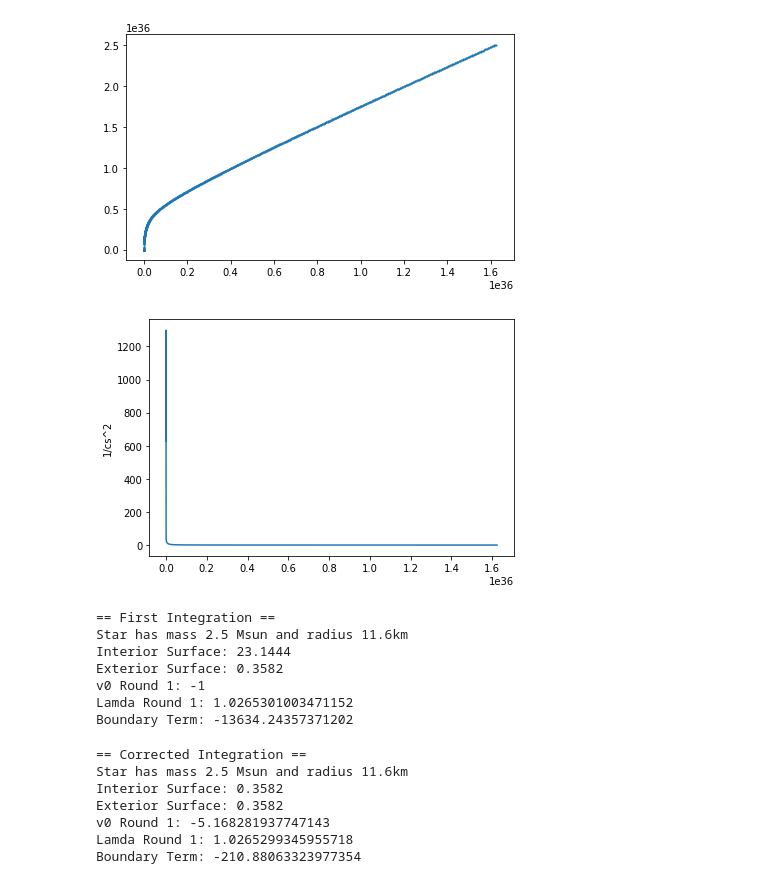
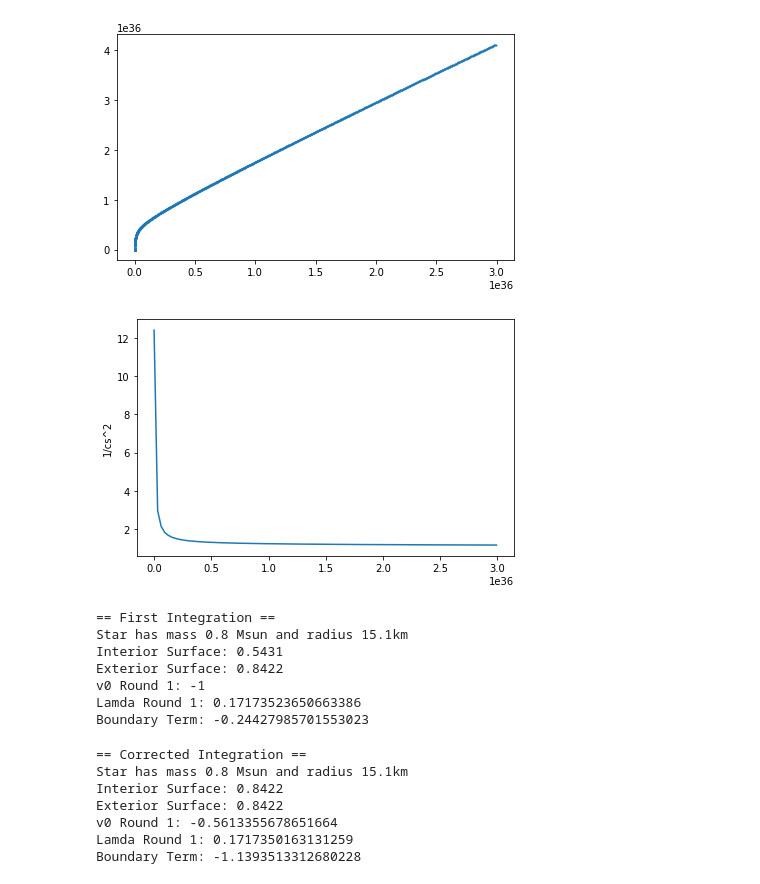
Before and after one commit to utkarsh7236/fmodes, a Jupyter notebook: cowling_approximation2.ipynb, the cells around one changed output. Drawn from its saved outputs; the diff is of its cells as text; code cells hidden in the pictures.

```diff
--- a/cowling_approximation2.ipynb
+++ b/cowling_approximation2.ipynb
@@ -151,7 +151,7 @@ def coupledTOV(r, VEC, init_params):
     ret = [dPdr, dMdr, dvdr, dWdr, dUdr]
     return ret
 # %%
-df = pd.read_csv("eos_data/nl3cr_copy.csv")
+df = pd.read_csv("eos_data/nl3cr.csv")
 e, p = df_to_ep(df)
 EOS = get_ep(e, p)
 plt.scatter(p, e, s = 1)
@@ -163,7 +163,7 @@ dedp3 = np.zeros(len(p))
 
 def dedp_arr(p, EOS):
 #     x = np.logspace(np.floor(np.log10(min(p))), np.ceil(np.log10(max(p))), 10000, endpoint = True)
-    x = np.linspace(min(p), max(p), int(1e7))
+    x = np.linspace(min(p), max(p), int(1e2))
     y = EOS(x)
     dydx = np.diff(y)/np.diff(x)
     return x, dydx
@@ -177,35 +177,35 @@ from scipy.misc import derivative
 for i in tqdm(range(len(p))):
 
     # THIS CHOICE WAS NON-TRIVIAL: SCALE WITH ORDERS OF MAGNITUDE
     P = p[i]
 #     log_eps = 1
 #     order_P = np.floor(np.log10(P))
 #     min_ind = max(np.log10(min(p)), order_P - log_eps)
 #     max_ind = min(np.log10(max(p)), order_P + log_eps)
 #     p_eval = np.logspace(min_ind, max_ind, 100)
 #     e_eval = EOS(p_eval)
     eps = 1e5
     p_eval = np.linspace(P/eps, P*eps, 10)
     e_eval = EOS(p_eval)
     dedp[i] = np.mean(np.gradient(e_eval, p_eval, edge_order=2))
     dedp2[i] = approx_fprime(np.mean(p_eval), EOS, epsilon = eps)
     dedp3[i] = derivative(EOS, P, dx = 1e17, n = 1)
 
 # TRY ANALYTIC GRADIENT TO SEE IF FMODES EVEN WORK.
 
 # plt.plot(p, dedp, linestyle = "dashed", linewidth = 3)
 # plt.plot(p, dedp2)
 x, dydx = dedp_arr(p, EOS)
 dedp_EQ = get_dedp(dydx, x)
 plt.plot(p, dedp_EQ(p))
 # plt.plot(p, dedp3)
 # plt.xlim(0, 1e36)
 # plt.ylim(0, 10)
 plt.ylabel("1/cs^2")
 plt.show()
 # %% [output]
-[figure, old version]
+[figure, new version]
-[figure, old version]
+[figure, new version]
 # %%
 def tov(ep, init_VEC, r_i, p_min, omega, dedp_EQ, progress = False,
         l=2, n_iter_max = 2000):
@@ -265,7 +265,7 @@ EOS = get_ep(e, p)
 # Initial Conditions
 km2cm = 1e5
 r_i = 1
-p0 = p[-2]
+p0 = p[-1100]
 e0 = EOS(p0)
 p_c = p0 - 2 * np.pi * (G/(c**4)) * r_i**2 * (p0 + e0) * (3*p0 + e0)/3
 e_c = e0
@@ -351,19 +351,19 @@ print(f"Lamda Round 1: {lamba_metric(m_R, r_R)}")
 print(f"Boundary Term: {boundary_wu(r_R, m_R, omega, w_R, u_R)}")
 # %% [output]
 == First Integration ==
-Star has mass 2.5 Msun and radius 11.6km
-Interior Surface: 23.1444
-Exterior Surface: 0.3582
+Star has mass 0.8 Msun and radius 15.1km
+Interior Surface: 0.5431
+Exterior Surface: 0.8422
 v0 Round 1: -1
-Lamda Round 1: 1.0265301003471152
-Boundary Term: -13634.24357371202
+Lamda Round 1: 0.17173523650663386
+Boundary Term: -0.24427985701553023
 == Corrected Integration ==
-Star has mass 2.5 Msun and radius 11.6km
-Interior Surface: 0.3582
-Exterior Surface: 0.3582
-v0 Round 1: -5.168281937747143
-Lamda Round 1: 1.0265299345955718
-Boundary Term: -210.88063323977354
+Star has mass 0.8 Msun and radius 15.1km
+Interior Surface: 0.8422
+Exterior Surface: 0.8422
+v0 Round 1: -0.5613355678651664
+Lamda Round 1: 0.1717350163131259
+Boundary Term: -1.1393513312680228
 # %%
 r_arr = r_arr/km2cm
 
```
Also changed, not shown: parts of 4 cells of this notebook, 2 other files.
